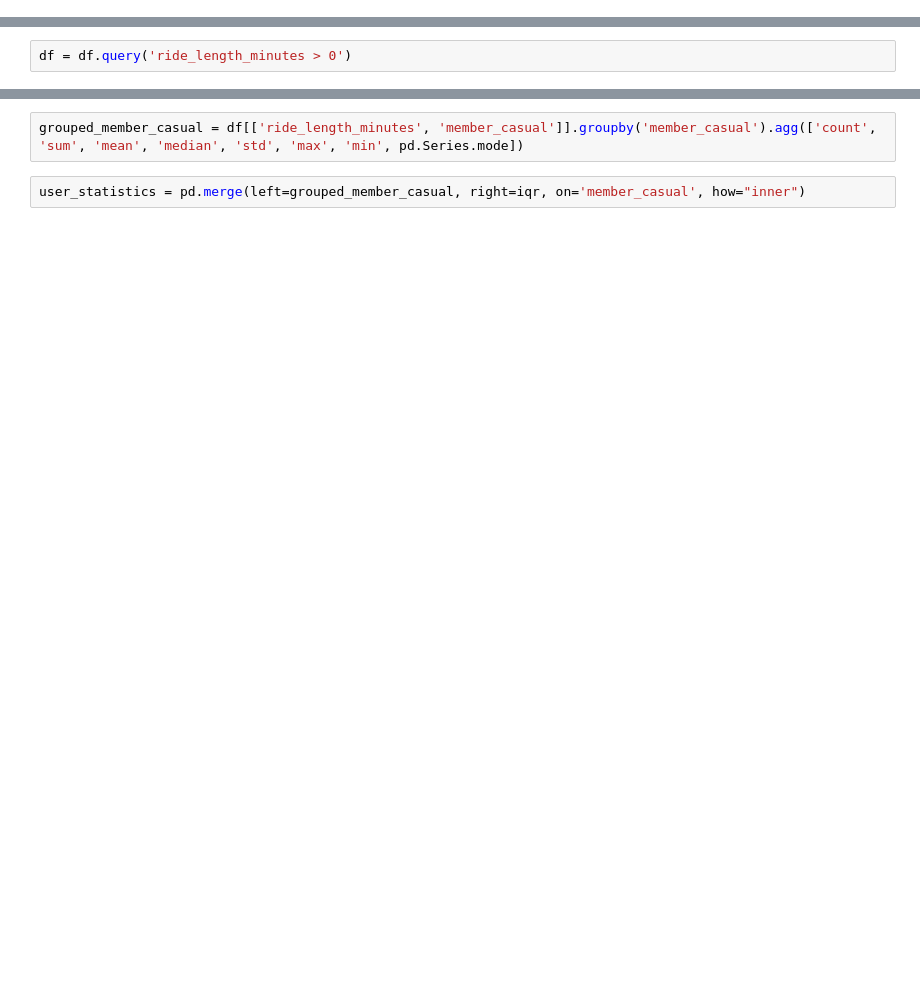
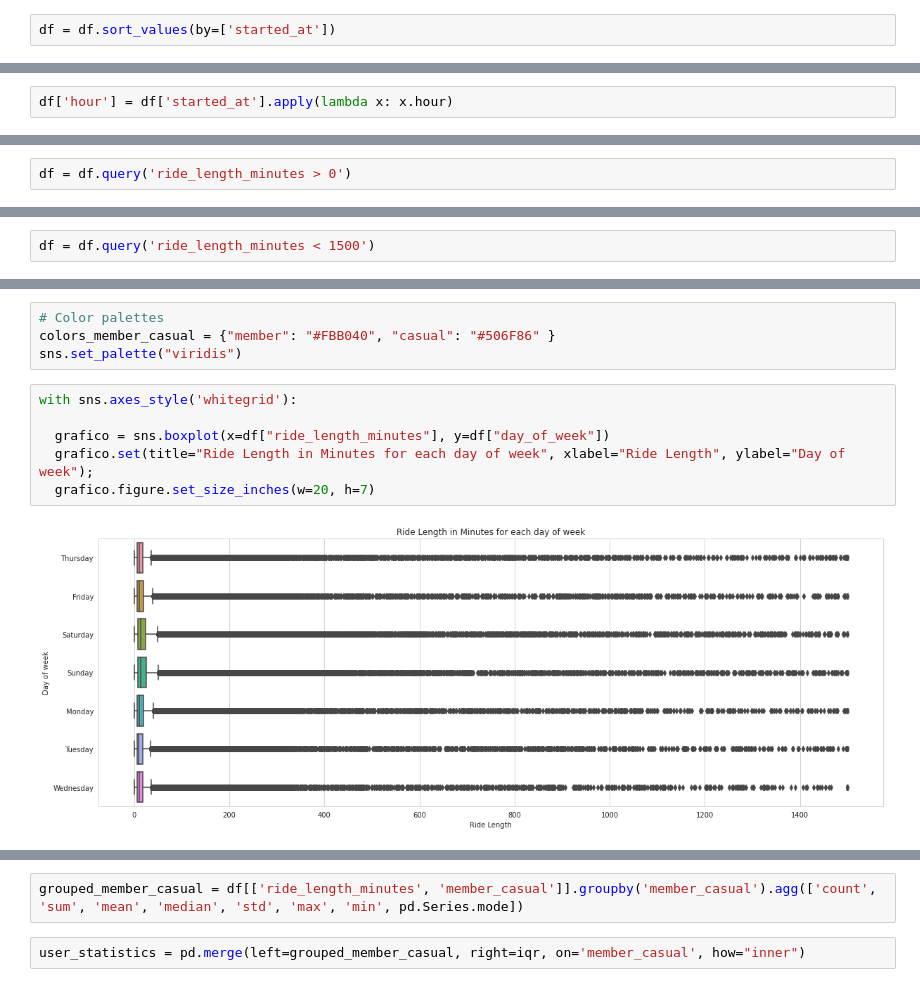
Before and after one commit to anamilanezi/google-data-analytics, a Jupyter notebook: data_processing.ipynb, the cells around one changed output, grey strips where cells are left out. Drawn from its saved outputs; the diff is of its cells as text; blank space fills up the shorter version.

```diff
--- a/data_processing.ipynb
+++ b/data_processing.ipynb
@@ -140,0 +170,2 @@ df.head()
+# %%
+df = df.sort_values(by=['started_at'])
@@ -140,0 +174,2 @@ df.head()
+# %%
+df['hour'] = df['started_at'].apply(lambda x: x.hour)
@@ -172,0 +215,2 @@ df.query('ride_length_minutes > 1440')
+# %%
+df = df.query('ride_length_minutes < 1500')
@@ -172,0 +224,12 @@ df.query('ride_length_minutes > 1440')
+# %%
+# Color palettes
+colors_member_casual = {"member": "#FBB040", "casual": "#506F86" }
+sns.set_palette("viridis")
+# %%
+with sns.axes_style('whitegrid'):
+
+  grafico = sns.boxplot(x=df["ride_length_minutes"], y=df["day_of_week"])
+  grafico.set(title="Ride Length in Minutes for each day of week", xlabel="Ride Length", ylabel="Day of week");
+  grafico.figure.set_size_inches(w=20, h=7)
+# %% [output]
+[figure, added]
```
Also changed, not shown: parts of 72 cells of this notebook.
